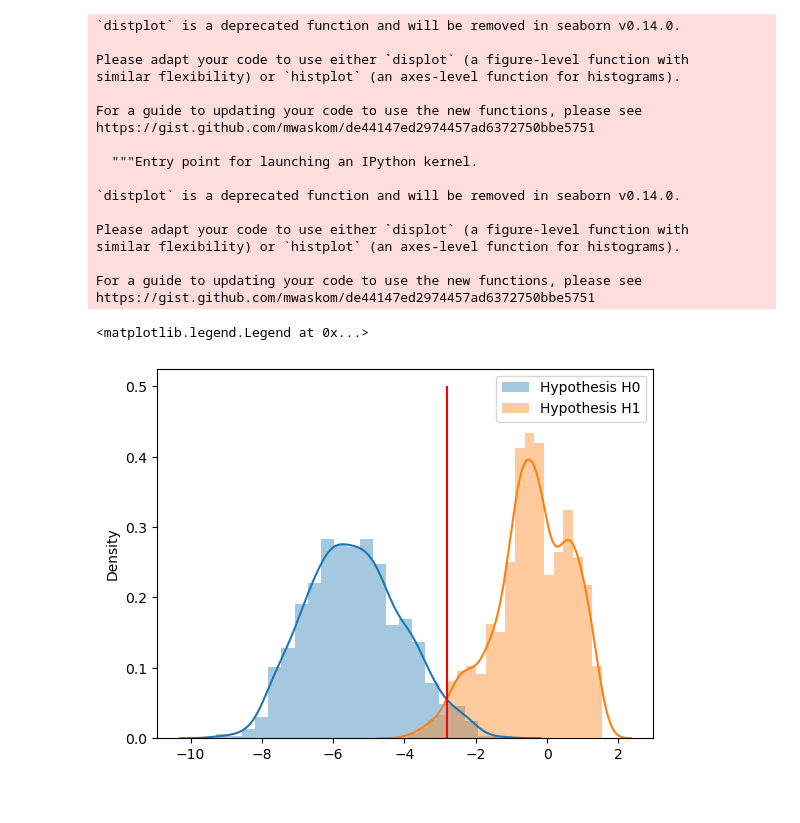
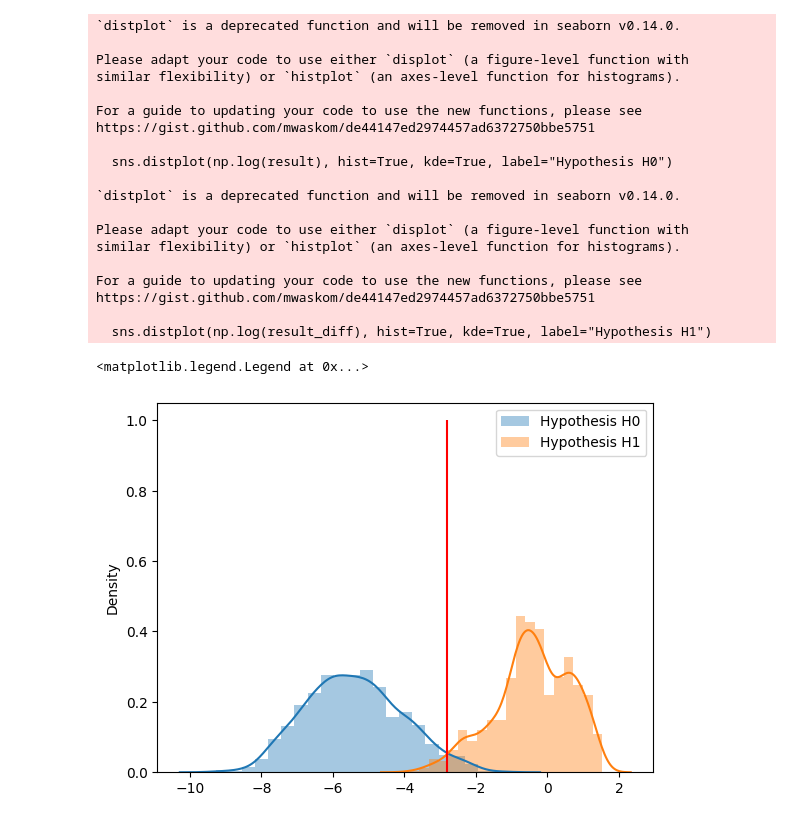
Before and after one commit to FDR0903/gpbandits_for_algotrading, a Jupyter notebook: nb_bandits/Empirical_Error.ipynb, the cells around one changed output. Saved outputs shown, nothing was run; the diff lists cells and outputs as text; code cells hidden in the pictures.

```diff
--- a/nb_bandits/Empirical_Error.ipynb
+++ b/nb_bandits/Empirical_Error.ipynb
@@ -124,25 +131,27 @@ result_diff = np.array(result_diff)
 # %%
 sns.distplot(np.log(result), hist=True, kde=True, label="Hypothesis H0")
 sns.distplot(np.log(result_diff), hist=True, kde=True, label="Hypothesis H1")
-plt.vlines(x = -2.8, ymin=0, ymax=0.5, colors="red")
+plt.vlines(x = -2.8, ymin=0, ymax=1, colors="red")
 plt.legend()
 # %% [output]
 `distplot` is a deprecated function and will be removed in seaborn v0.14.0.
 
 Please adapt your code to use either `displot` (a figure-level function with
 similar flexibility) or `histplot` (an axes-level function for histograms).
 
 For a guide to updating your code to use the new functions, please see
 https://gist.github.com/mwaskom/de44147ed2974457ad6372750bbe5751
 
-  """Entry point for launching an IPython kernel.
+  sns.distplot(np.log(result), hist=True, kde=True, label="Hypothesis H0")
 
 `distplot` is a deprecated function and will be removed in seaborn v0.14.0.
 
 Please adapt your code to use either `displot` (a figure-level function with
 similar flexibility) or `histplot` (an axes-level function for histograms).
 
 For a guide to updating your code to use the new functions, please see
 https://gist.github.com/mwaskom/de44147ed2974457ad6372750bbe5751
+
+  sns.distplot(np.log(result_diff), hist=True, kde=True, label="Hypothesis H1")
 <matplotlib.legend.Legend at 0x...>
-[figure, old version]
+[figure, new version]
```
Also changed, not shown: parts of 5 cells of this notebook, 27 other files.
